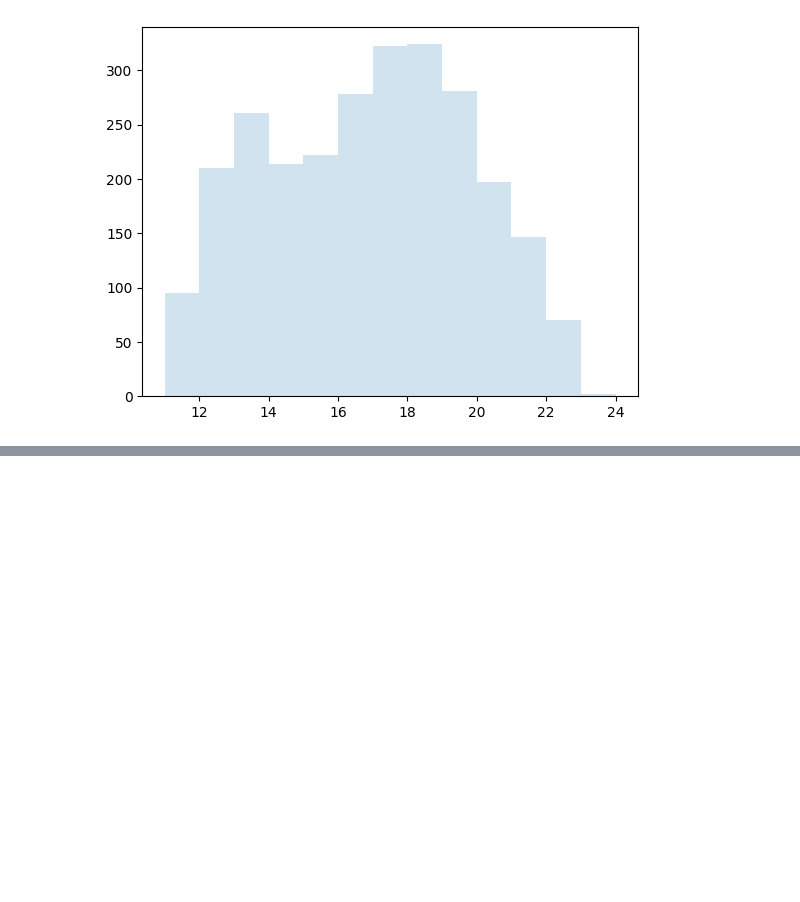
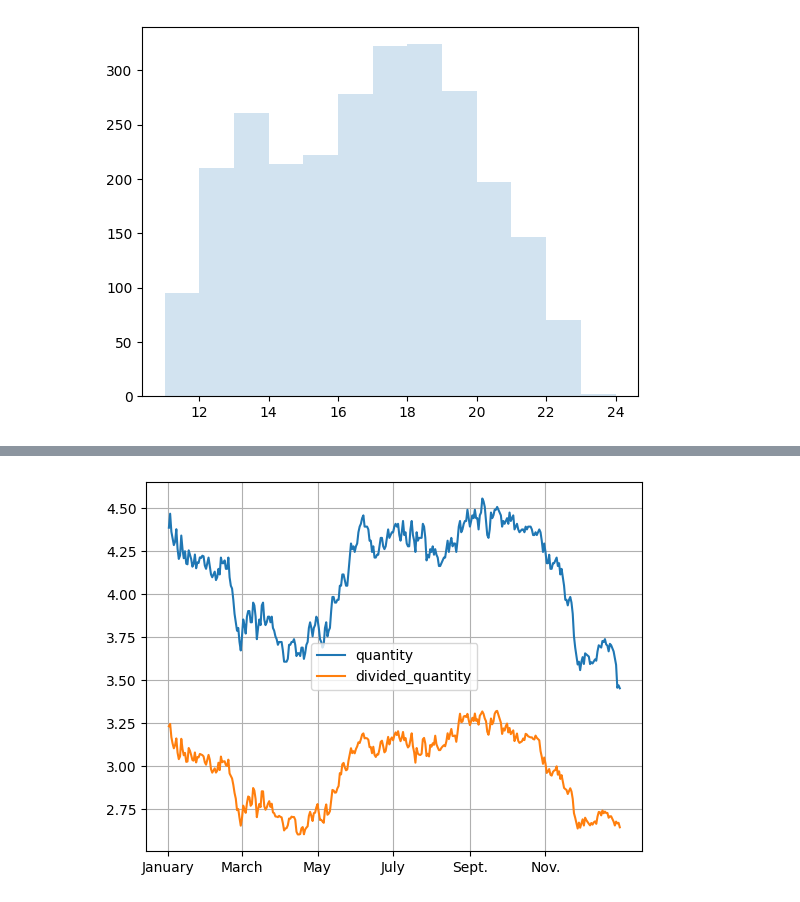
Before and after one commit to spencers145/pizza-study, a Jupyter notebook: study.ipynb, the cells around one changed output, grey strips where cells are left out. Drawn from its saved outputs; the diff is of its cells as text; code cells hidden in the pictures; blank space fills up the shorter version.

Commit message:
Investigate Pizza Types and Ingredients

```diff
--- a/study.ipynb
+++ b/study.ipynb
@@ -240,0 +260,57 @@ for weekday in ["Sunday"]:
+# %%
+pizza_sales_by_day = sales[["pizza_name", "order_date_index", "quantity"]].groupby(["pizza_name", "order_date_index"]).sum()
+
+out = pandas.DataFrame(columns = ["quantity"])
+for order_date_index in daily_sales.index:
+    try:
+        sales_today = pizza_sales_by_day["quantity"][("The Napolitana Pizza", order_date_index)]
+    except:
+        sales_today = 0
+    out.loc[order_date_index] = sales_today
+
+out["divided_quantity"] = out["quantity"]/daily_sales["item_count"]
+
+rollingAnalysis.plotRollingData(["quantity", "divided_quantity"], out, 30, scales = [1, 100])
+#rollingAnalysis.plotRollingData(["quantity"], out, 0)
+
+pyplot.xticks([0, 60, 121, 182, 244, 305], ["January", "March", "May", "July", "Sept.", "Nov."])
+pyplot.grid()
+
+# individual comments for every pizza type:
+# The Brie Carre Pizza - walk range ~40%, upward trend in middle of year and spike at start,
+# The Mediterranean Pizza - walk range ~10%, gained popularity at the start of the year and kept it
+# The Calabrese Pizza - unstable, walk range ~10% (?), gained in popularity during summer and late fall
+# The Spinach Supreme Pizza - walk range ~10%, stable, trending down at end
+# The Soppressata Pizza - walk range ~15%, stable, trending downward at end
+# The Spinach Pesto Pizza - walk range of ~20%, stable*
+# The Chicken Pesto Pizza - walk range of ~20%, stable
+# The Italian Vegetables Pizza - walk range of ~5%, trending downward at start then back up at end - possible seasonal preference?
+# The Chicken Alfredo Pizza - walk range of ~10%, bumps up around november
+# The Green Garden Pizza - walk range of ~10%, slow climb at start of year, huge drop at end
+
+# The Pepperoni, Mushroom, and Peppers Pizza - walk range of ~5%, slow climb throughout year, huge drop at end
+# The Five Cheese Pizza - walk range of ~10%?, climbs down then back up at start of year, big drop at end
+# The Greek Pizza - walk range of ~10% (?), spikes down then up then down at start of year, drops slightly at end
+# The Italian Capocollo Pizza - walk range of ~5%
+# The Pepper Salami Pizza - walk range of ~10%, slight uptick at end of year
+# The Spinach and Feta Pizza - walk range of ~5%, falls off at end of year
+# The Prosciutto and Arugula Pizza - walk range of ~5%, random walk during year
+# The Napolitana Pizza - walk range of ~5%, falls at start of year but picks up in may and falls again around november
+# The Mexicana Pizza - walk range of ~5%, random walk during year, picks up in july then again in november
+# The Vegetables + Vegetables Pizza - walk range ~5%, drops down during the year but picks back up in november - possible seasonal preference?
+
+# The Italian Supreme Pizza - walk range ~10%, picks up in may but falls down to baseline again after
+# The Four Cheese Pizza - walk range ~7.5%, drops during june - august but picks up again in October
+# The Big Meat Pizza - walk range ~10%, nothing of note
+# The Southwest Chicken Pizza - walk range ~2.5%, increases in march but falls off in may, then back up again in september - possible seasonal preference?
+# The Spicy Italian Pizza - walk range ~5%, climbs through july then drops in september - possible seasonal preference?
+# The Sicilian Pizza - walk range ~7.5%, drops off at the start of the year then slowly climbs
+
+# The California Chicken Pizza - walk range ~5%, mostly stable with a slight dip in september
+# The Thai Chicken Pizza - walk range ~10%, mostly stable with dip in may
+# The Pepperoni Pizza - walk range ~5%, drops a lot at the start of the year, increased popularity in may and fall months
+# The Hawaiian Pizza - walk range ~5%, rises through march then falls through june, then slowly climbs back up
+# The Barbecue Chicken Pizza - walk range ~2.5%, stable
+# The Classic Deluxe Pizza - walk range ~5%, climbs starting in late february, stable after
+# %% [output]
+[figure, added]
```
Also changed, not shown: parts of 5 cells of this notebook.
